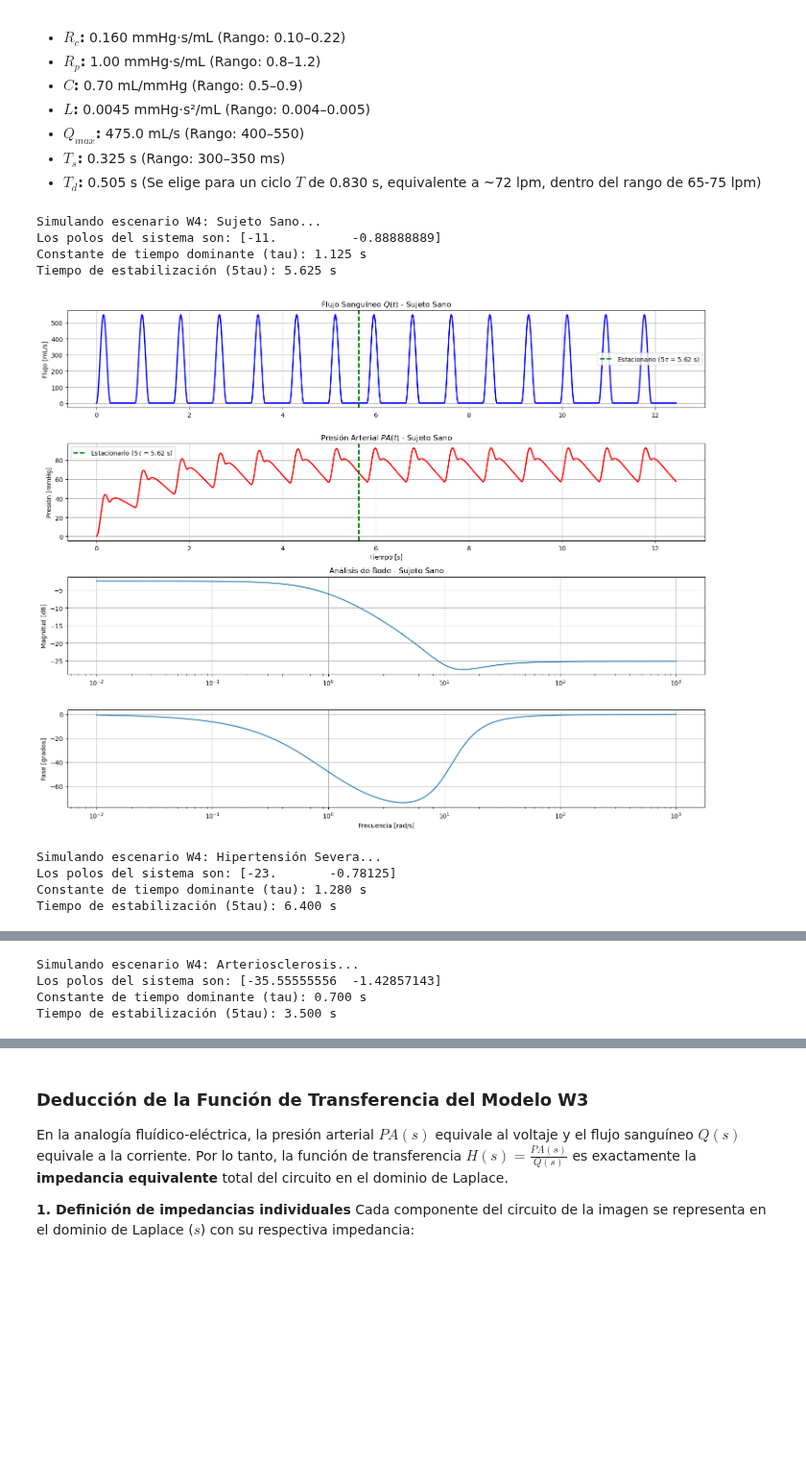
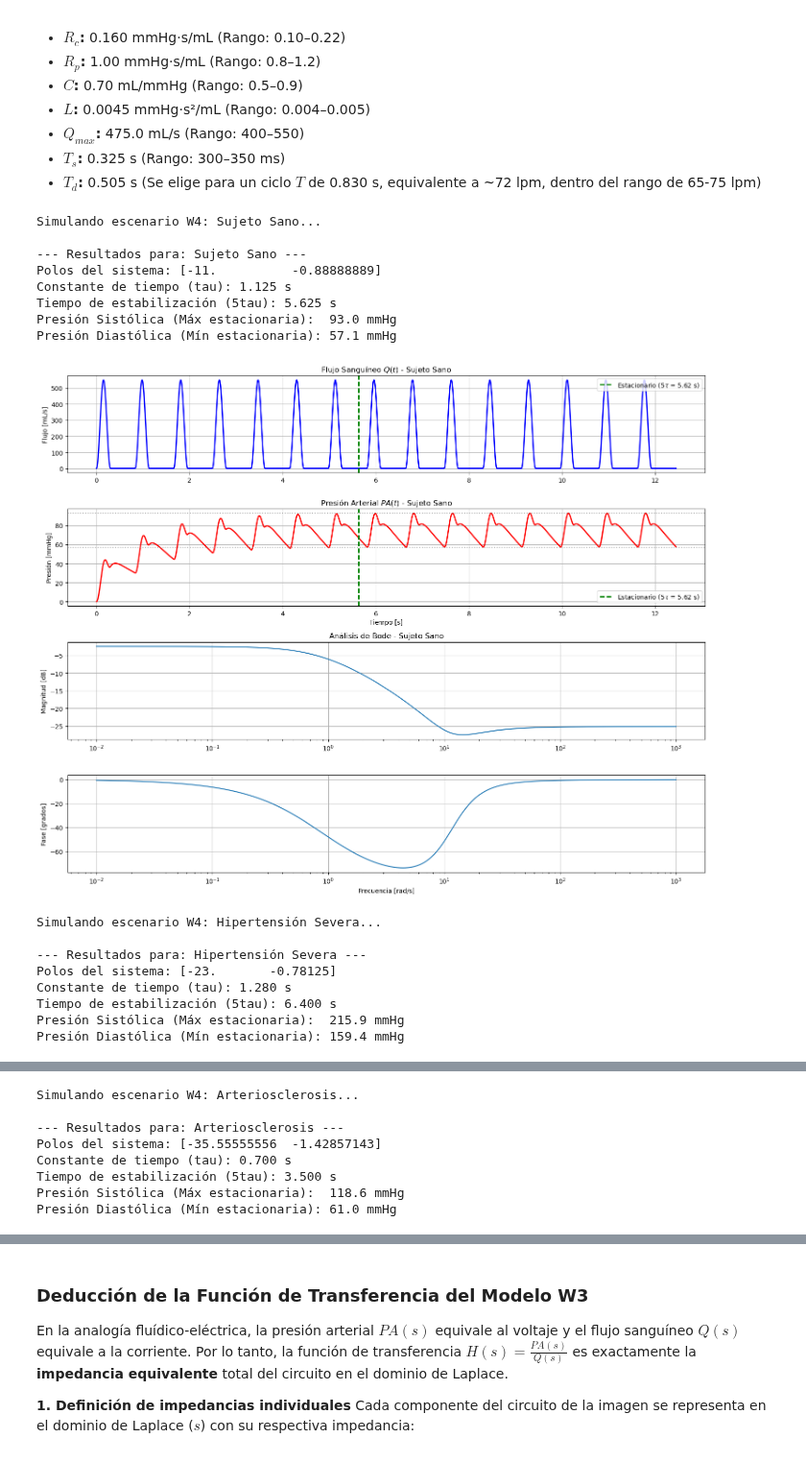
Before and after one commit to luisfmontoyaf/Modelos_Taller_3, a Jupyter notebook: code_taller_3.ipynb, the cells around one changed output, grey strips where cells are left out. Shown at 96% size. Drawn from its saved outputs; the diff is of its cells as text; code cells hidden in the pictures; blank space fills up the shorter version.

```diff
--- a/code_taller_3.ipynb
+++ b/code_taller_3.ipynb
@@ -177,16 +177,26 @@ def simular_y_graficar_w4(nombre, params, num_ciclos=15, fs=1000):
     tau = 1 / np.min(np.abs(np.real(polos)))
     t_5tau = 5 * tau
 
-    print(f"Los polos del sistema son: {polos}")
-    print(f"Constante de tiempo dominante (tau): {tau:.3f} s")
-    print(f"Tiempo de estabilización (5tau): {t_5tau:.3f} s")
-
     # Generación de la señal Q(t)
     t_cycle = time % T
     Q = np.where(t_cycle <= Ts, Q_max * (np.sin(np.pi * t_cycle / Ts))**2, 0)
 
     # Simulación de la Presión Arterial
     t_out, PA, _ = signal.lsim(sys_tf, Q, T=time)
+
+    # --- NUEVO: Cálculo de Presión Sistólica y Diastólica ---
+    # Filtrar la presión aislando solo la región del estado estacionario
+    PA_estacionaria = PA[time >= t_5tau]
+
+    P_sistolica = np.max(PA_estacionaria)
+    P_diastolica = np.min(PA_estacionaria)
+
+    print(f"\n--- Resultados para: {nombre} ---")
+    print(f"Polos del sistema: {polos}")
+    print(f"Constante de tiempo (tau): {tau:.3f} s")
+    print(f"Tiempo de estabilización (5tau): {t_5tau:.3f} s")
+    print(f"Presión Sistólica (Máx estacionaria):  {P_sistolica:.1f} mmHg")
+    print(f"Presión Diastólica (Mín estacionaria): {P_diastolica:.1f} mmHg")
 
     # --- Visualización ---
     plt.figure(figsize=(15, 12))
@@ -197,49 +207,60 @@ def simular_y_graficar_w4(nombre, params, num_ciclos=15, fs=1000):
     plt.axvline(x=t_5tau, color='green', linestyle='--', linewidth=2, label=f'Estacionario ($5\\tau$ = {t_5tau:.2f} s)')
     plt.title(f'Flujo Sanguíneo $Q(t)$ - {nombre}')
     plt.ylabel('Flujo [mL/s]')
-    plt.legend()
+    plt.legend(loc='upper right')
     plt.grid(True)
 
     # 2. Presión de salida
     plt.subplot(4, 1, 2)
     plt.plot(t_out, PA, color='red', linewidth=2)
     plt.axvline(x=t_5tau, color='green', linestyle='--', linewidth=2, label=f'Estacionario ($5\\tau$ = {t_5tau:.2f} s)')
+    # Agregamos líneas horizontales para visualizar Sistólica y Diastólica
+    plt.axhline(y=P_sistolica, color='gray', linestyle=':', alpha=0.7)
+    plt.axhline(y=P_diastolica, color='gray', linestyle=':', alpha=0.7)
     plt.title(f'Presión Arterial $PA(t)$ - {nombre}')
     plt.xlabel('Tiempo [s]')
     plt.ylabel('Presión [mmHg]')
-    plt.legend()
+    plt.legend(loc='lower right')
     plt.grid(True)
 
     # 3. y 4. Análisis de Bode
     w = np.logspace(-2, 3, 500)
     w, mag, phase = signal.bode(sys_tf, w=w)
 
     plt.subplot(4, 1, 3)
     plt.semilogx(w, mag)
     plt.title(f'Análisis de Bode - {nombre}')
     plt.ylabel('Magnitud [dB]')
     plt.grid(True)
 
     plt.subplot(4, 1, 4)
     plt.semilogx(w, phase)
     plt.xlabel('Frecuencia [rad/s]')
     plt.ylabel('Fase [grados]')
     plt.grid(True)
 
     plt.tight_layout()
     plt.show()
 
 # --- 3. Ejecución iterativa para todos los casos ---
 for nombre, parametros in escenarios.items():
     print(f"Simulando escenario W4: {nombre}...")
     simular_y_graficar_w4(nombre, parametros, num_ciclos=15)
 # %% [output]
 Simulando escenario W4: Sujeto Sano...
-Los polos del sistema son: [-11.          -0.88888889]
-Constante de tiempo dominante (tau): 1.125 s
+
+--- Resultados para: Sujeto Sano ---
+Polos del sistema: [-11.          -0.88888889]
+Constante de tiempo (tau): 1.125 s
 Tiempo de estabilización (5tau): 5.625 s
+Presión Sistólica (Máx estacionaria):  93.0 mmHg
+Presión Diastólica (Mín estacionaria): 57.1 mmHg
-[figure, old version]
+[figure, new version]
 Simulando escenario W4: Hipertensión Severa...
-Los polos del sistema son: [-23.       -0.78125]
-Constante de tiempo dominante (tau): 1.280 s
+
+--- Resultados para: Hipertensión Severa ---
+Polos del sistema: [-23.       -0.78125]
+Constante de tiempo (tau): 1.280 s
 Tiempo de estabilización (5tau): 6.400 s
+Presión Sistólica (Máx estacionaria):  215.9 mmHg
+Presión Diastólica (Mín estacionaria): 159.4 mmHg
@@ -247,4 +268,8 @@ Tiempo de estabilización (5tau): 6.400 s
 Simulando escenario W4: Arteriosclerosis...
-Los polos del sistema son: [-35.55555556  -1.42857143]
-Constante de tiempo dominante (tau): 0.700 s
+
+--- Resultados para: Arteriosclerosis ---
+Polos del sistema: [-35.55555556  -1.42857143]
+Constante de tiempo (tau): 0.700 s
 Tiempo de estabilización (5tau): 3.500 s
+Presión Sistólica (Máx estacionaria):  118.6 mmHg
+Presión Diastólica (Mín estacionaria): 61.0 mmHg
```
Also changed, not shown: parts of 2 cells of this notebook.
